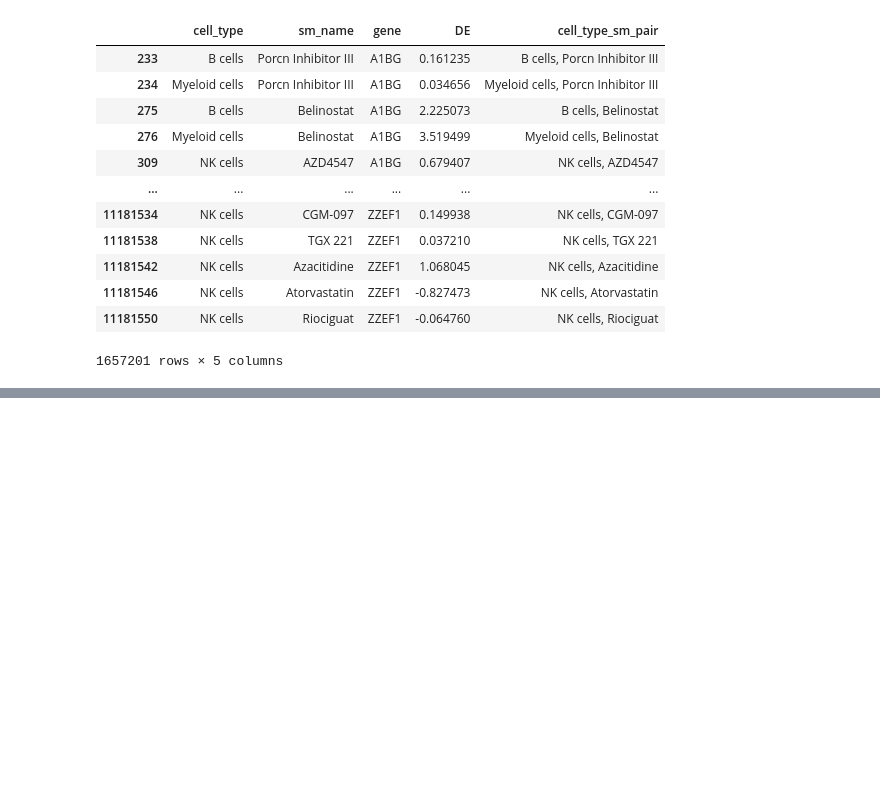
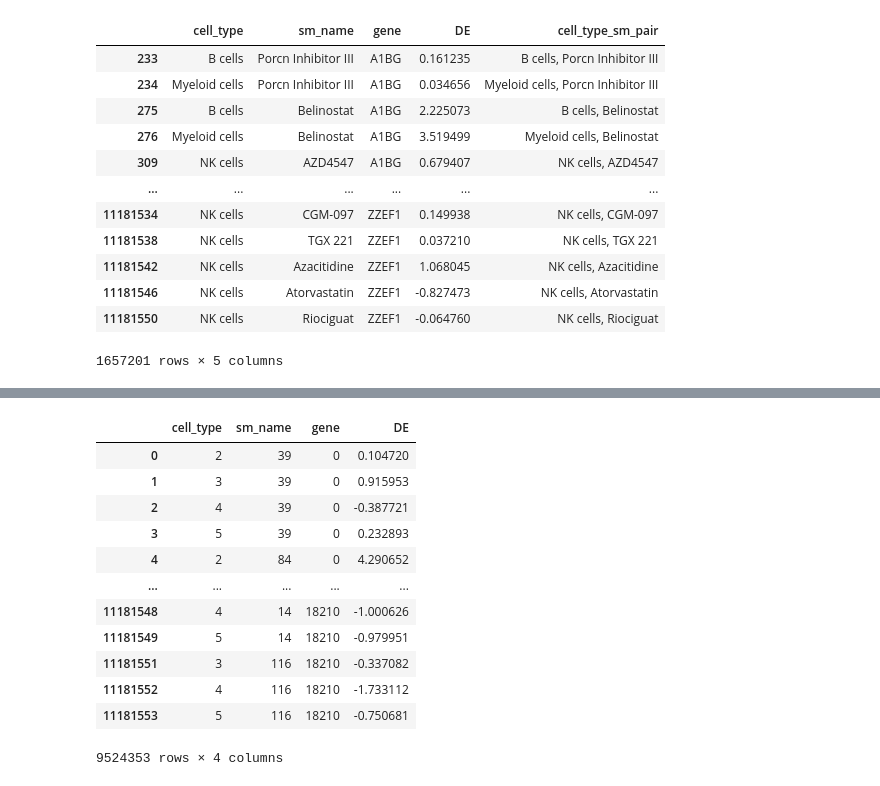
Before and after one commit to HarveyBrezinaConniffe/FinalYearProject, a Jupyter notebook: Notebooks/Baselines.ipynb, the cells around one changed output, grey strips where cells are left out. Cells and saved outputs as stored; diff of their text form; code cells hidden in the pictures; blank space fills up the shorter version.

```diff
--- a/Notebooks/Baselines.ipynb
+++ b/Notebooks/Baselines.ipynb
@@ -219,0 +239,12 @@ testing_tuples.drop("cell_type_sm_pair")
+# %%
+# Convert cell_type, sm_name and gene to categorical types
+training_tuples["cell_type"] = training_tuples["cell_type"].astype('category')
+training_tuples["sm_name"] = training_tuples["sm_name"].astype('category')
+training_tuples["gene"] = training_tuples["gene"].astype('category')
+
+testing_tuples["cell_type"] = testing_tuples["cell_type"].astype('category')
+testing_tuples["sm_name"] = testing_tuples["sm_name"].astype('category')
+testing_tuples["gene"] = testing_tuples["gene"].astype('category')
+# %%
+training_numerical = training_tuples[["cell_type", "sm_name", "gene"]].apply(lambda x: x.cat.codes)
+training_numerical["DE"] = training_tuples["DE"]
@@ -219,0 +254,16 @@ testing_tuples.drop("cell_type_sm_pair")
+# %%
+training_numerical
+# %% [output]
+|  | cell_type | sm_name | gene | DE |
+| 0 | 2 | 39 | 0 | 0.104720 |
+| 1 | 3 | 39 | 0 | 0.915953 |
+| 2 | 4 | 39 | 0 | -0.387721 |
+| 3 | 5 | 39 | 0 | 0.232893 |
+| 4 | 2 | 84 | 0 | 4.290652 |
+| ... | ... | ... | ... | ... |
+| 11181548 | 4 | 14 | 18210 | -1.000626 |
+| 11181549 | 5 | 14 | 18210 | -0.979951 |
+| 11181551 | 3 | 116 | 18210 | -0.337082 |
+| 11181552 | 4 | 116 | 18210 | -1.733112 |
+| 11181553 | 5 | 116 | 18210 | -0.750681 |
+9524353 rows × 4 columns
```
Also changed, not shown: parts of 15 cells of this notebook.
